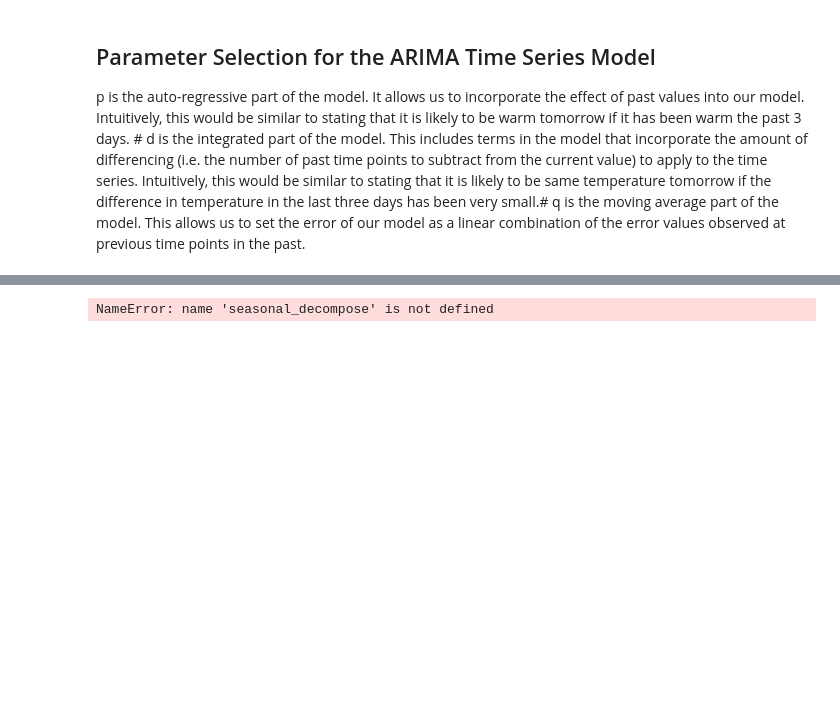
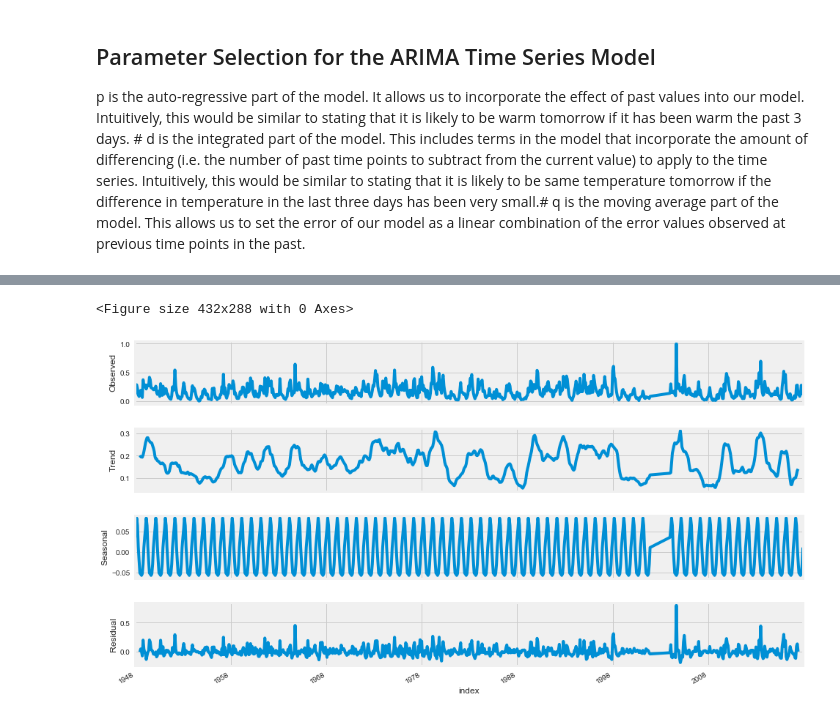
Before and after one commit to mezzatab/Climate-Time-Series-Prediction, a Jupyter notebook: Arima_Model_StreamFlow.ipynb, the cells around one changed output, grey strips where cells are left out. Saved outputs shown, nothing was run; the diff lists cells and outputs as text; code cells hidden in the pictures; blank space fills up the shorter version.

Commit message:
Applying seasonal Treands

```diff
--- a/Arima_Model_StreamFlow.ipynb
+++ b/Arima_Model_StreamFlow.ipynb
@@ -721,0 +681,32 @@ ValueError: Invalid value for design matrix. Requires a 2- or 3-dimensional arra
+# %%
+#656
+#168
+#480
+#824
+# End line 815 , 2017-12 #
+# Start Line 480, 1988-01 #
+# Start Line, 480+167, 2004-01 #
+# End Line, 480+166, 2001.83 #
+#scaledFrame.loc[0,"Time"]
+start = datetime.datetime.strptime("1948-01", "%Y-%m")
+print start
+date_list = [start + relativedelta(months=x) for x in range(0,480+168)]
+start = datetime.datetime.strptime("2004-01", "%Y-%m")
+date_new=[start + relativedelta(months=x) for x in range(0,816-480-168)]
+#df['index'] =date_list
+#df.set_index(['index'], inplace=True)
+#df.index.name=None
+#print scaledFrame['index']
+print date_list[-1]
+date=date_list+date_new
+print len(date)
+print scaledFrame.shape[:]
+scaledFrame['index']=date
+scaledFrame.set_index(['index'], inplace=True)
+#date=date_list+date_new
+
+#scaledFrame.index.name=None
+#scaledFrame.reset_index(inplace=True)
+#scaledFrame.drop(scaledFrame.index[815], inplace=True)
+#scaledFrame.set_index(date, 'Date')
+#scaledFrame.set_index['index']
@@ -722,7 +718,8 @@ ValueError: Invalid value for design matrix. Requires a 2- or 3-dimensional arra
 # %%
-decomposition = seasonal_decompose(scaledFrame[["Time","Q"]].riders, freq=12)
+decomposition = seasonal_decompose(scaledFrame['Q'], freq=12)
 fig = plt.figure()
 fig = decomposition.plot()
 fig.set_size_inches(15, 8)
 # %% [output]
-NameError: name 'seasonal_decompose' is not defined
+<Figure size 432x288 with 0 Axes>
+[figure, added]
```
Also changed, not shown: parts of 7 cells of this notebook.
